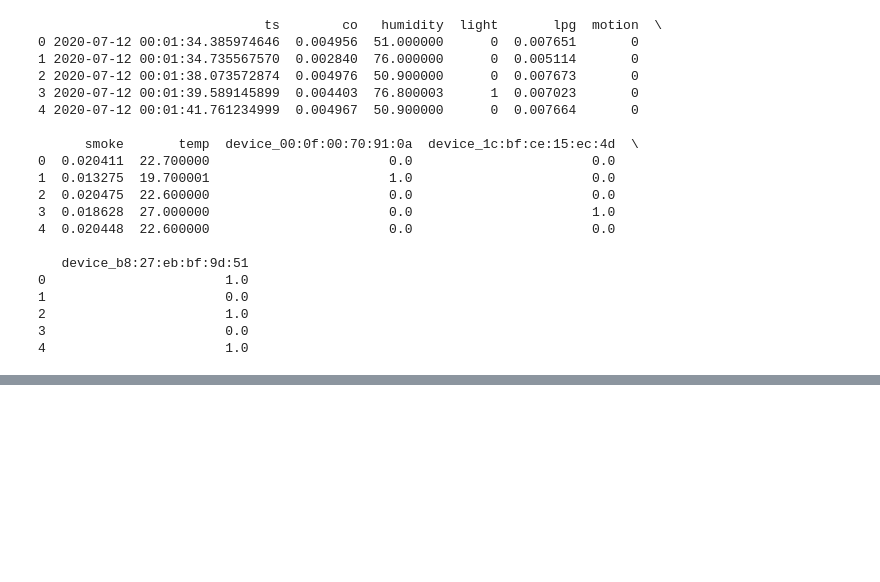
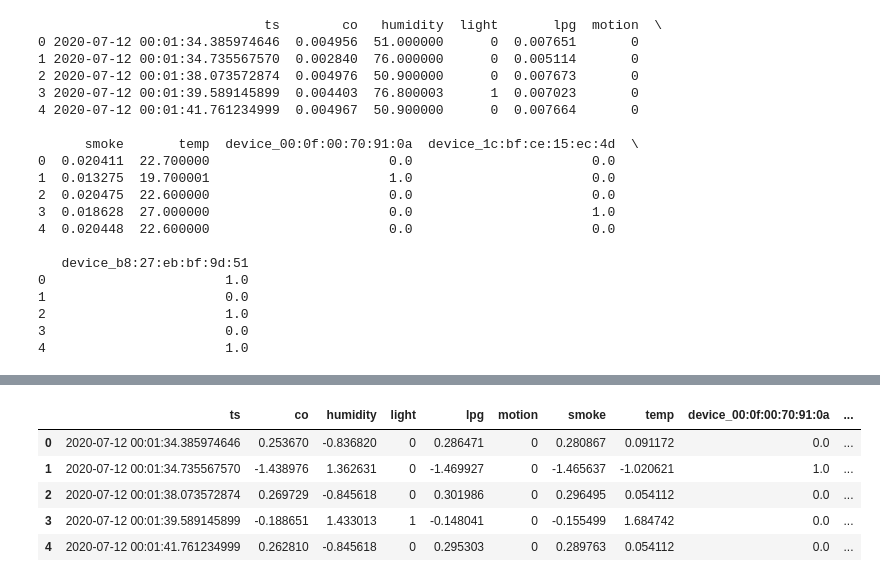
Before and after one commit to Abasar03/enhanced-iot-fire-prediction, a Jupyter notebook: data_mining.ipynb, the cells around one changed output, grey strips where cells are left out. Saved outputs shown, nothing was run; the diff lists cells and outputs as text; code cells hidden in the pictures; blank space fills up the shorter version.

Commit message:
normalization

```diff
--- a/data_mining.ipynb
+++ b/data_mining.ipynb
@@ -215,0 +291,17 @@ df_encoded.to_csv("processed_data_checkpoint.csv", index=False)
+# %%
+#normalization
+from sklearn.preprocessing import StandardScaler,MinMaxScaler
+
+df_encoded_norm = df_encoded.copy()
+scaler = StandardScaler()
+cols_to_scale = ['co', 'humidity', 'lpg', 'smoke', 'temp', 'aqi', 'potential_fire', 'humidity_temp_diff']
+
+df_encoded_norm[cols_to_scale] = scaler.fit_transform(df_encoded[cols_to_scale])
+df_encoded_norm.head()
+# %% [output]
+|  | ts | co | humidity | light | lpg | motion | smoke | temp | device_00:0f:00:70:91:0a | ... |
+| 0 | 2020-07-12 00:01:34.385974646 | 0.253670 | -0.836820 | 0 | 0.286471 | 0 | 0.280867 | 0.091172 | 0.0 | ... |
+| 1 | 2020-07-12 00:01:34.735567570 | -1.438976 | 1.362631 | 0 | -1.469927 | 0 | -1.465637 | -1.020621 | 1.0 | ... |
+| 2 | 2020-07-12 00:01:38.073572874 | 0.269729 | -0.845618 | 0 | 0.301986 | 0 | 0.296495 | 0.054112 | 0.0 | ... |
+| 3 | 2020-07-12 00:01:39.589145899 | -0.188651 | 1.433013 | 1 | -0.148041 | 0 | -0.155499 | 1.684742 | 0.0 | ... |
+| 4 | 2020-07-12 00:01:41.761234999 | 0.262810 | -0.845618 | 0 | 0.295303 | 0 | 0.289763 | 0.054112 | 0.0 | ... |
```
Also changed, not shown: parts of 9 cells of this notebook.
